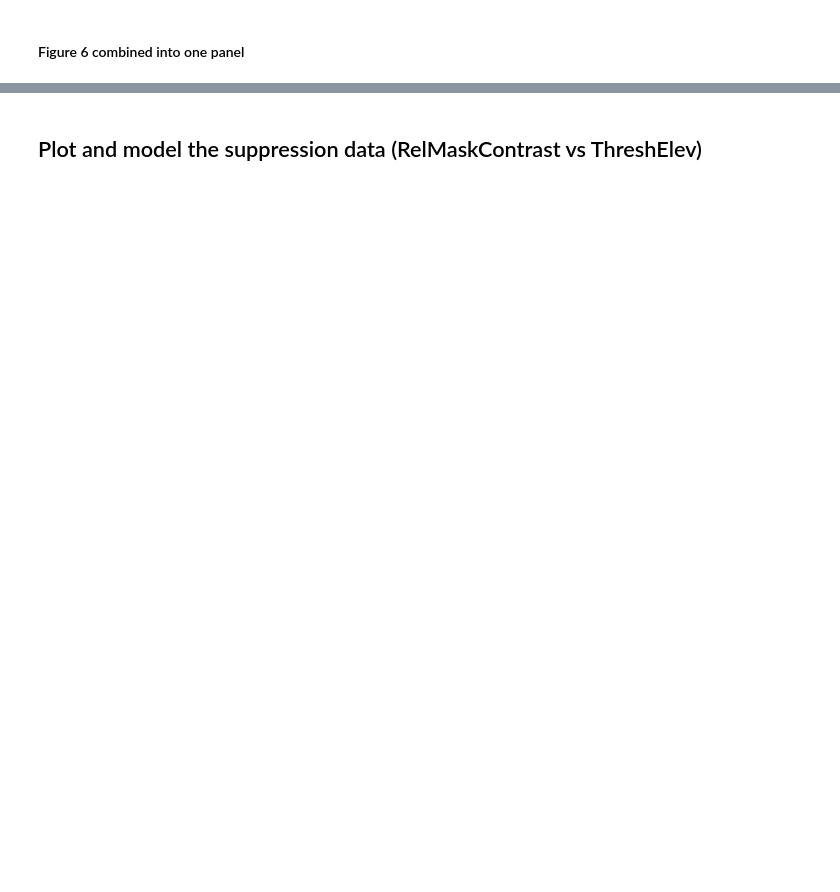
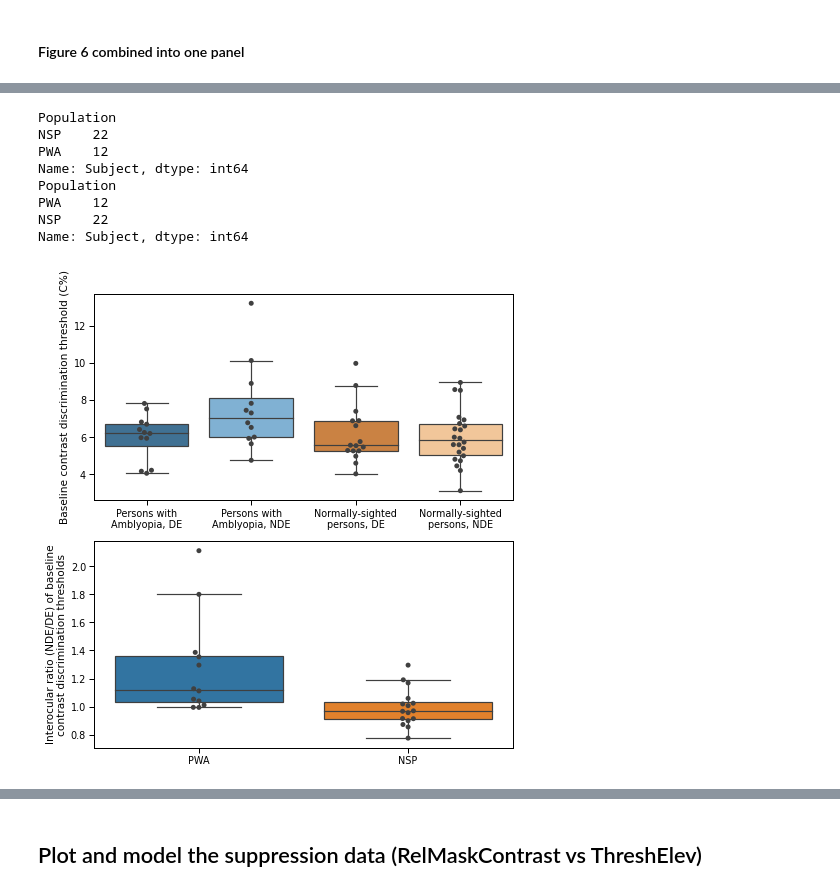
Before and after one commit to smerdis/mrs_amblyopia, a Jupyter notebook: New Analyses post JNeuro rejection.ipynb, the cells around one changed output, grey strips where cells are left out. Drawn from its saved outputs; the diff is of its cells as text; code cells hidden in the pictures; blank space fills up the shorter version.

Commit message:
Minor updates to current notebook, major removal of old code from utils.py. Old notebooks are probably broken now, but the code in utils.py is what's actually used in the post-JNeuro analyses.

```diff
--- a/New Analyses post JNeuro rejection.ipynb
+++ b/New Analyses post JNeuro rejection.ipynb
@@ -334,6 +673,8 @@ thresh_swap_nounpaired.groupby(['Trace']).describe()
 # %% [markdown]
 #### Calculate differences, ratios etc for each subject
 # %%
-baseline_df_withinsubject = thresh_swap_nounpaired.groupby(['Task', 'Orientation', 'Presentation', 'Population',
-                                        'Subject']).apply(utils.get_interocular_baseline_diff, 'BaselineThresh')
+baseline_df_withinsubject = thresh_swap.groupby(#thresh_swap_nounpaired.groupby(
+                                        ['Task', 'Orientation', 'Presentation', 'Population',
+                                        'Subject']).apply(utils.get_interocular_diff, 'BaselineThresh')
+baseline_df_withinsubject.rename(columns={'ValueDiff':'BaselineDiff', 'ValueRatio':'BaselineRatio'}, inplace=True)
 baseline_df_withinsubject[(baseline_df_withinsubject.Population=="PWA") & (baseline_df_withinsubject.Eye=="De")]
@@ -361,6 +745,7 @@ print(st.ttest_ind(adiff['BaselineRatio'], cdiff['BaselineRatio']))
 # %% [markdown]
 ### Ok based on conversation with Michael, 'ah' is excluded now
 # %%
+baseline_df_withinsubject = baseline_df_withinsubject[baseline_df_withinsubject.Subject != 'ah']
 baseline_df_withinsubject_diffs = baseline_df_withinsubject_diffs[baseline_df_withinsubject_diffs.Subject != 'ah']
 df_to_model = df_to_model[df_to_model.Subject!='ah']
 # %% [markdown]
@@ -417,0 +908,4 @@ baseline_df_withinsubject_diffs
+# %%
+baseline_df_withinsubject.Trace = baseline_df_withinsubject.Trace.astype('category')
+baseline_df_withinsubject.Trace.cat.reorder_categories(traces4, inplace=True)
+baseline_df_withinsubject.Trace.cat.rename_categories(traces_graph4, inplace=True)
@@ -418,33 +921,51 @@ baseline_df_withinsubject_diffs
 # %%
 #with s.PdfPages(f"{plot_dir}/figure_06.pdf") as pdf:
 sns.set_context(context="paper", font_scale=1.1)
 fig, ax = plt.subplots(nrows=2, ncols=1, figsize=(7, 7))#, gridspec_kw={"width_ratios":[2, 1]})
-g = sns.boxplot(data=simple_bg_df_nonan_onecond,
-                x='Trace', y='value',ax=ax[0],
+g = sns.boxplot(data=baseline_df_withinsubject,
+                x='Trace',
+                y='BaselineThresh',#value',
+                ax=ax[0],
                 palette=pal4g, fliersize=0)
-g = sns.swarmplot(data=simple_bg_df_nonan_onecond,
-                  x='Trace', y='value', ax=ax[0], color=".25")
+g = sns.swarmplot(data=baseline_df_withinsubject,
+                  x='Trace',
+                  y='BaselineThresh',
+                  ax=ax[0], color=".25")
 g.set_xlabel('')
 g.set_ylabel('Baseline contrast discrimination threshold (C%)')
+print(baseline_df_withinsubject.groupby(['Population'])['Subject'].nunique())
 
 
 g2 = sns.boxplot(data=baseline_df_withinsubject_diffs,
                  x='Population',
                  #y='BaselineDiff',
                  y='BaselineRatio',
                  ax=ax[1],
                  fliersize=0, palette=colors2)
 g2 = sns.swarmplot(data=baseline_df_withinsubject_diffs,
                    x='Population',
                    #y='BaselineDiff',
                    y='BaselineRatio',
                    ax=ax[1],
                    color=".25")
 #g2.legend().remove()
 g2.set_xlabel('')
 #g2.set_ylabel('Interocular difference (NDE-DE) in baseline\ncontrast discrimination thresholds (C%)')
 g2.set_ylabel('Interocular ratio (NDE/DE) of baseline\ncontrast discrimination thresholds')
 plt.subplots_adjust(left=.12, right=.95, top=.95, bottom=.05, hspace=.2)
+print(baseline_df_withinsubject_diffs.groupby(['Population'])['Subject'].nunique())
+
 fig.savefig(f"{plot_dir}/figure_06.eps")
+plt.show()
 plt.close('all')
+# %% [output]
+Population
+NSP    22
+PWA    12
+Name: Subject, dtype: int64
+Population
+PWA    12
+NSP    22
+Name: Subject, dtype: int64
+[figure, added]
 # %%
```
Also changed, not shown: parts of 89 cells of this notebook, 1 other file.
